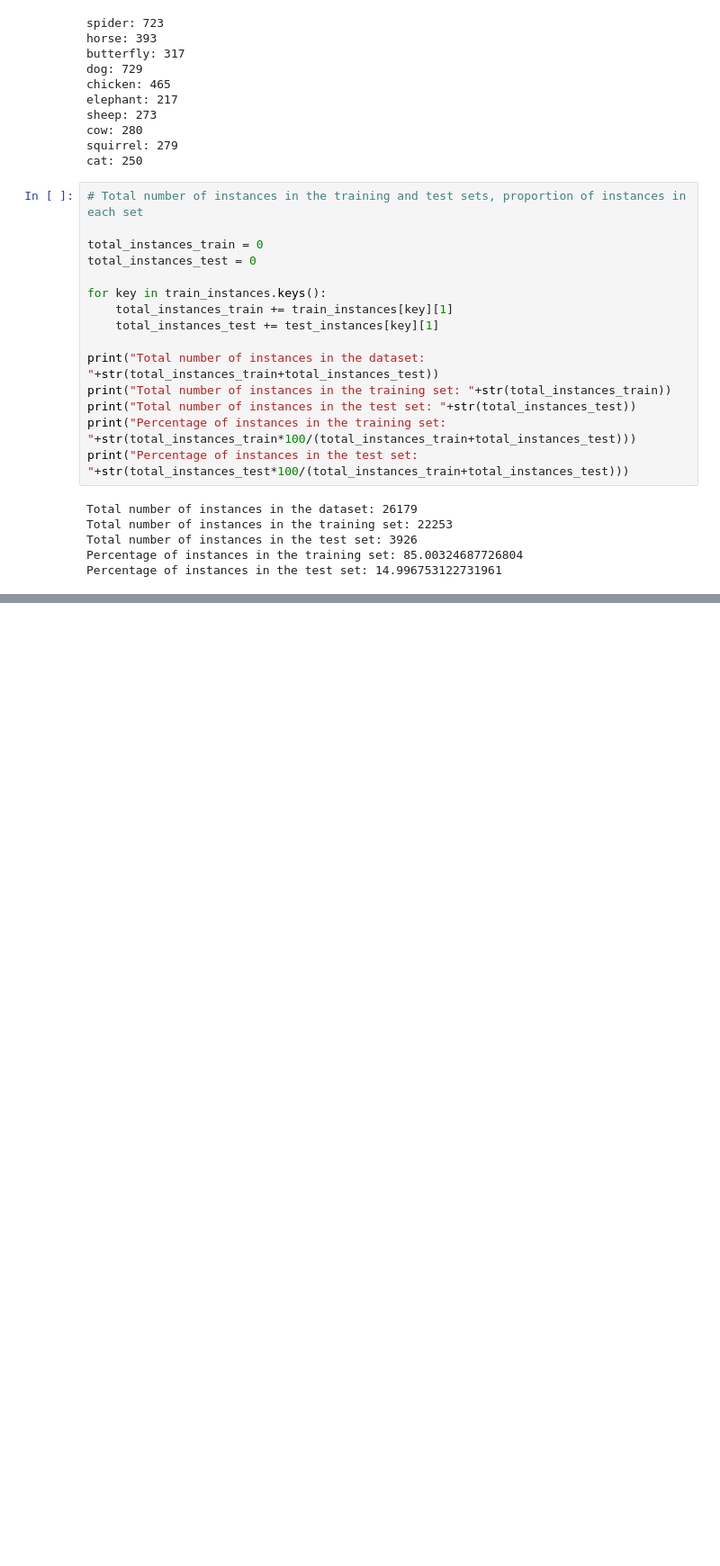
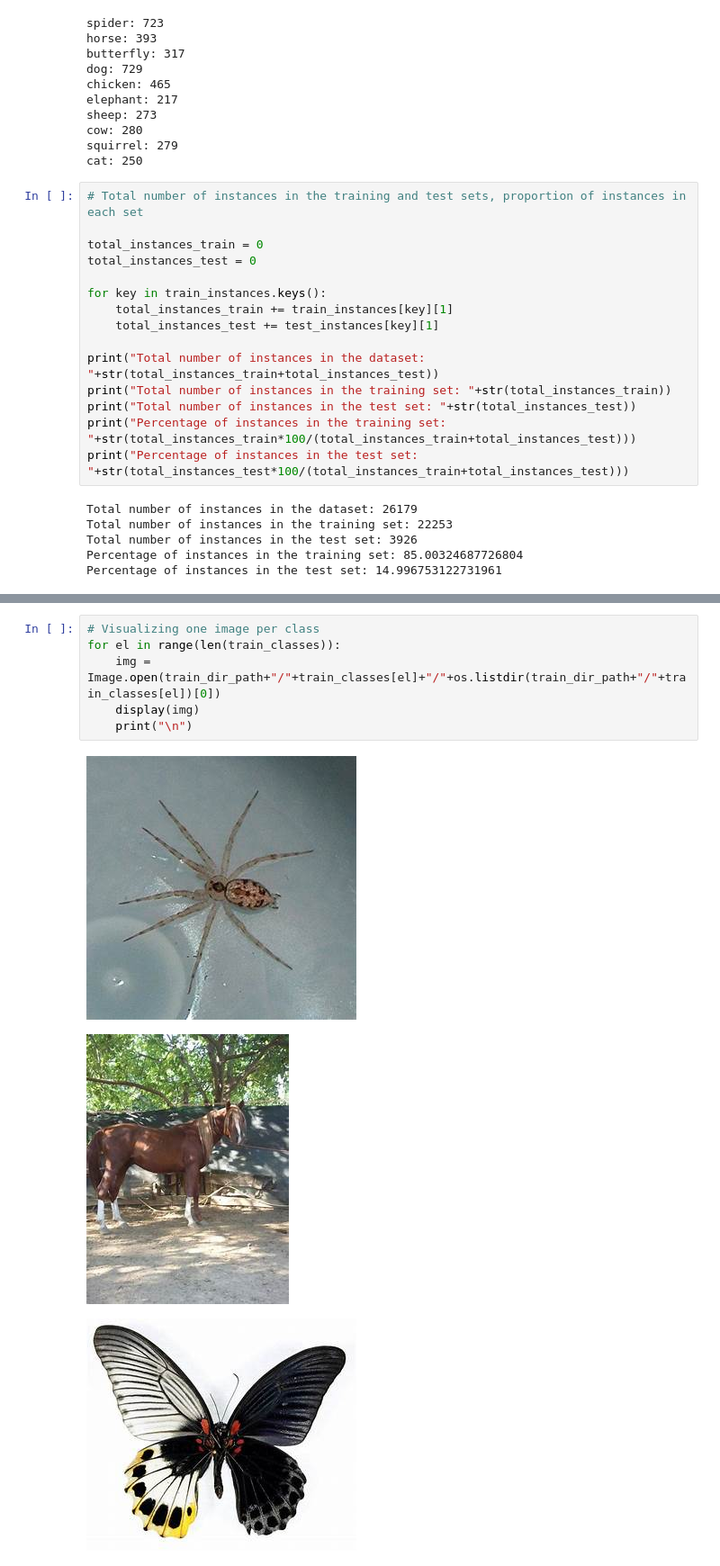
Before and after one commit to svalbuenaa/deep_learning_CNNs, a Jupyter notebook: main.ipynb, the cells around one changed output, grey strips where cells are left out. Shown at 90% size. Saved outputs shown, nothing was run; the diff lists cells and outputs as text; blank space fills up the shorter version.

```diff
--- a/main.ipynb
+++ b/main.ipynb
@@ -142,0 +189,10 @@ Percentage of instances in the test set: 14.996753122731961
+# %%
+# Visualizing one image per class
+for el in range(len(train_classes)):
+    img = Image.open(train_dir_path+"/"+train_classes[el]+"/"+os.listdir(train_dir_path+"/"+train_classes[el])[0])
+    display(img)
+    print("\n")
+# %% [output]
+[figure, added]
+[figure, added]
+[figure, added]
```
Also changed, not shown: parts of 13 cells of this notebook.
